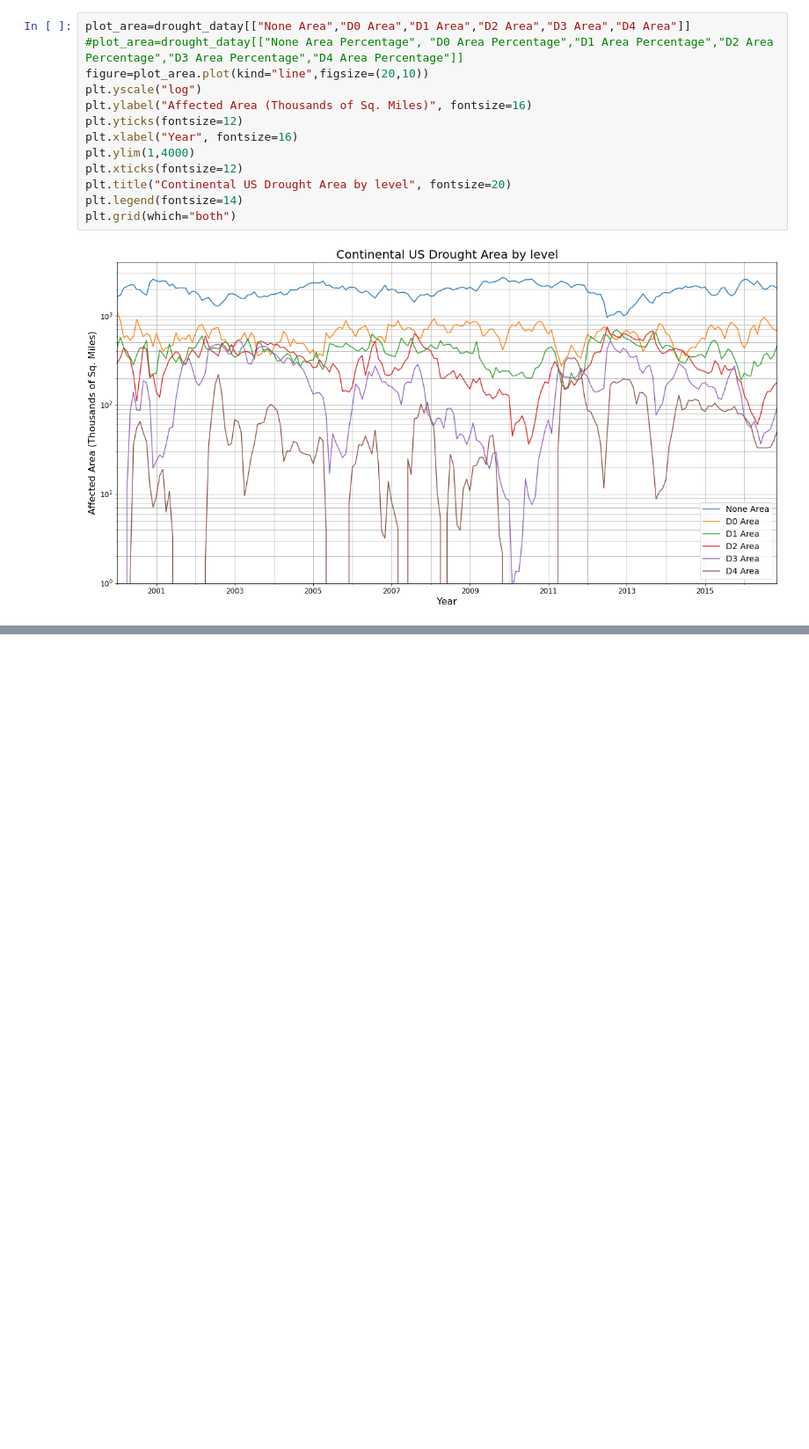
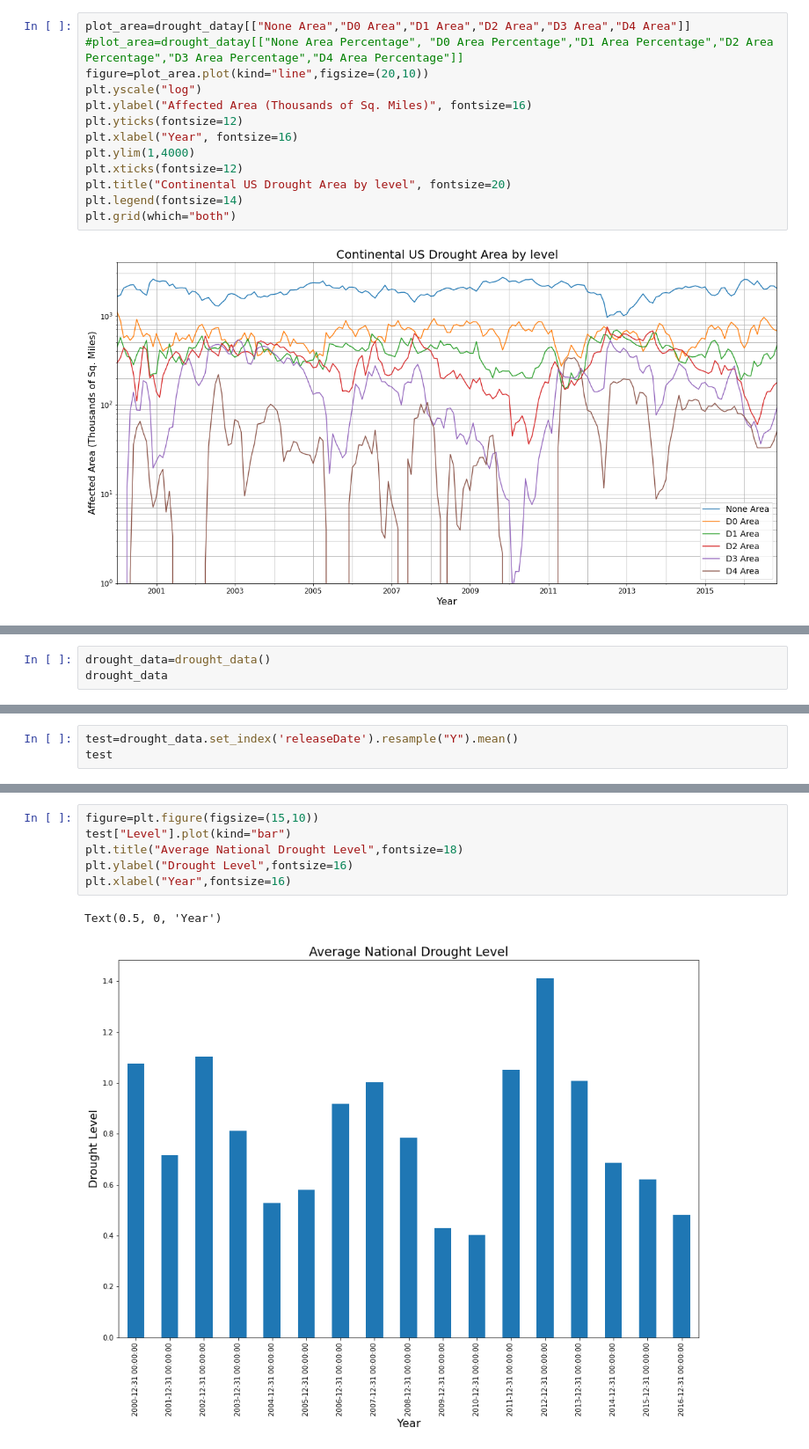
Before and after one commit to veraroberto/Project1_Droughts_USA, a Jupyter notebook: Drought_Intensity.ipynb, the cells around one changed output, grey strips where cells are left out. Shown at 88% size. Cells and saved outputs as stored; diff of their text form; blank space fills up the shorter version.

Commit message:
Added plot for average drought intensity and table for the most affected counties

```diff
--- a/Drought_Intensity.ipynb
+++ b/Drought_Intensity.ipynb
@@ -71,0 +72,3 @@ TypeError: 'DataFrame' object is not callable
+# %%
+drought_data=drought_data()
+drought_data
@@ -71,0 +89,3 @@ TypeError: 'DataFrame' object is not callable
+# %%
+test=drought_data.set_index('releaseDate').resample("Y").mean()
+test
@@ -71,0 +112,9 @@ TypeError: 'DataFrame' object is not callable
+# %%
+figure=plt.figure(figsize=(15,10))
+test["Level"].plot(kind="bar")
+plt.title("Average National Drought Level",fontsize=18)
+plt.ylabel("Drought Level",fontsize=16)
+plt.xlabel("Year",fontsize=16)
+# %% [output]
+Text(0.5, 0, 'Year')
+[figure, added]
```
Also changed, not shown: parts of 4 cells of this notebook, 1 other file.
